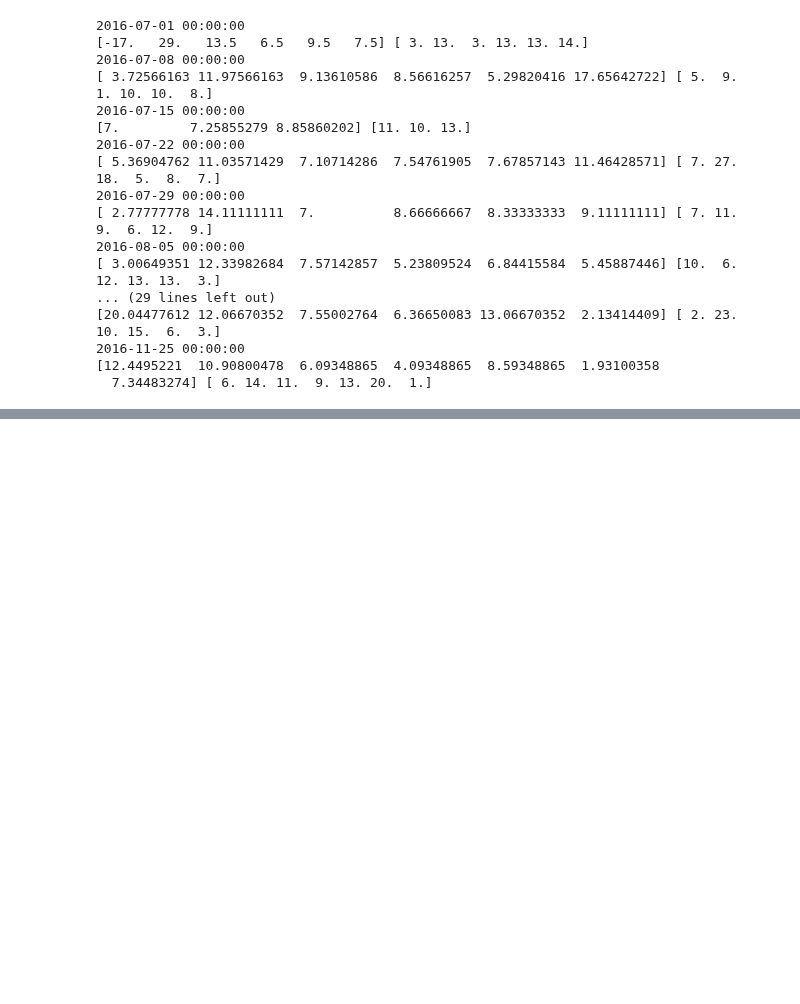
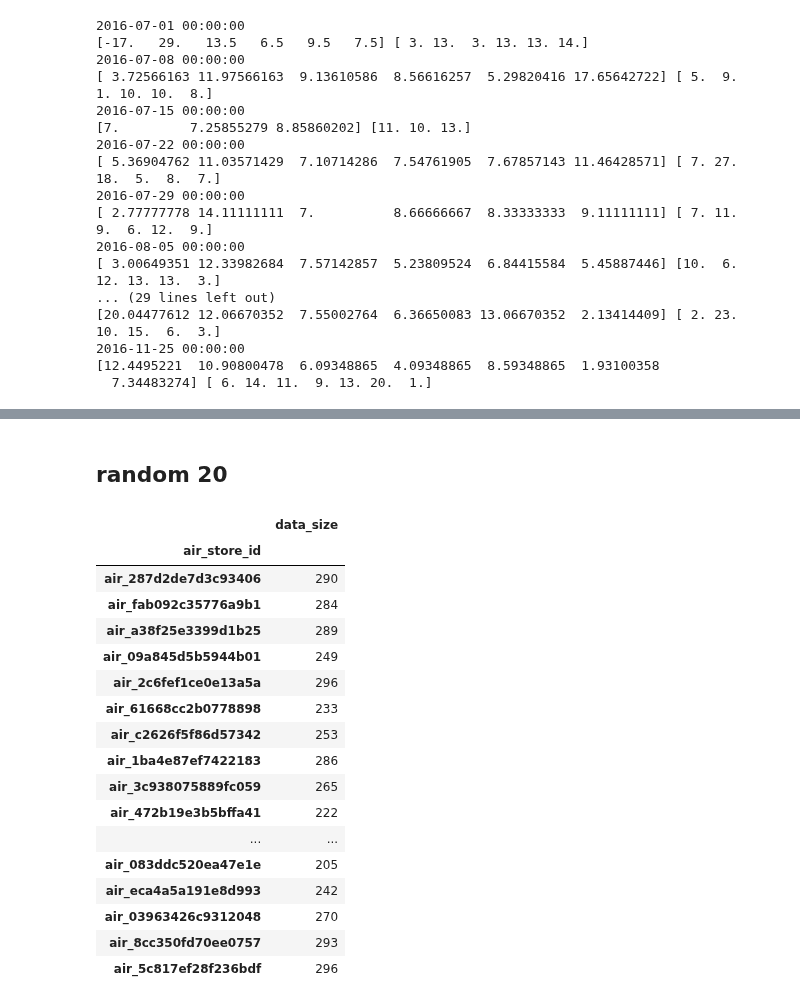
Before and after one commit to rockreid/RecruitRestaurantVisitorForecasting, a Jupyter notebook: Fei/time_series_process.ipynb, the cells around one changed output, grey strips where cells are left out. Saved outputs shown, nothing was run; the diff lists cells and outputs as text; code cells hidden in the pictures; blank space fills up the shorter version.

Commit message:
selecting store representitives to test on

```diff
--- a/Fei/time_series_process.ipynb
+++ b/Fei/time_series_process.ipynb
@@ -219,0 +224,4 @@ while(col_s<=last_col_s):
+# %%
+col_s=datetime.datetime(2016, 7, 1)
+col_e=datetime.datetime(2016, 12, 29)
+df[(df['visit_date']>=col_s) & (df['visit_date']<=col_e)].groupby(by='air_store_id').size().sort_values(ascending=False).head(20)
@@ -219,0 +269,25 @@ while(col_s<=last_col_s):
+# %% [markdown]
+## random 20
+# %%
+# get random from stores with data after 2016.7.1
+df_store_with_size=df[(df['visit_date']>=col_s)].groupby(by='air_store_id').size().to_frame(name='data_size')
+df_store_with_size[df_store_with_size['data_size']>0].sample(n=20)
+# %% [output]
+|  | data_size |
+| air_store_id |  |
+| air_287d2de7d3c93406 | 290 |
+| air_fab092c35776a9b1 | 284 |
+| air_a38f25e3399d1b25 | 289 |
+| air_09a845d5b5944b01 | 249 |
+| air_2c6fef1ce0e13a5a | 296 |
+| air_61668cc2b0778898 | 233 |
+| air_c2626f5f86d57342 | 253 |
+| air_1ba4e87ef7422183 | 286 |
+| air_3c938075889fc059 | 265 |
+| air_472b19e3b5bffa41 | 222 |
+| ... | ... |
+| air_083ddc520ea47e1e | 205 |
+| air_eca4a5a191e8d993 | 242 |
+| air_03963426c9312048 | 270 |
+| air_8cc350fd70ee0757 | 293 |
+| air_5c817ef28f236bdf | 296 |
```
Also changed, not shown: parts of 5 cells of this notebook.
